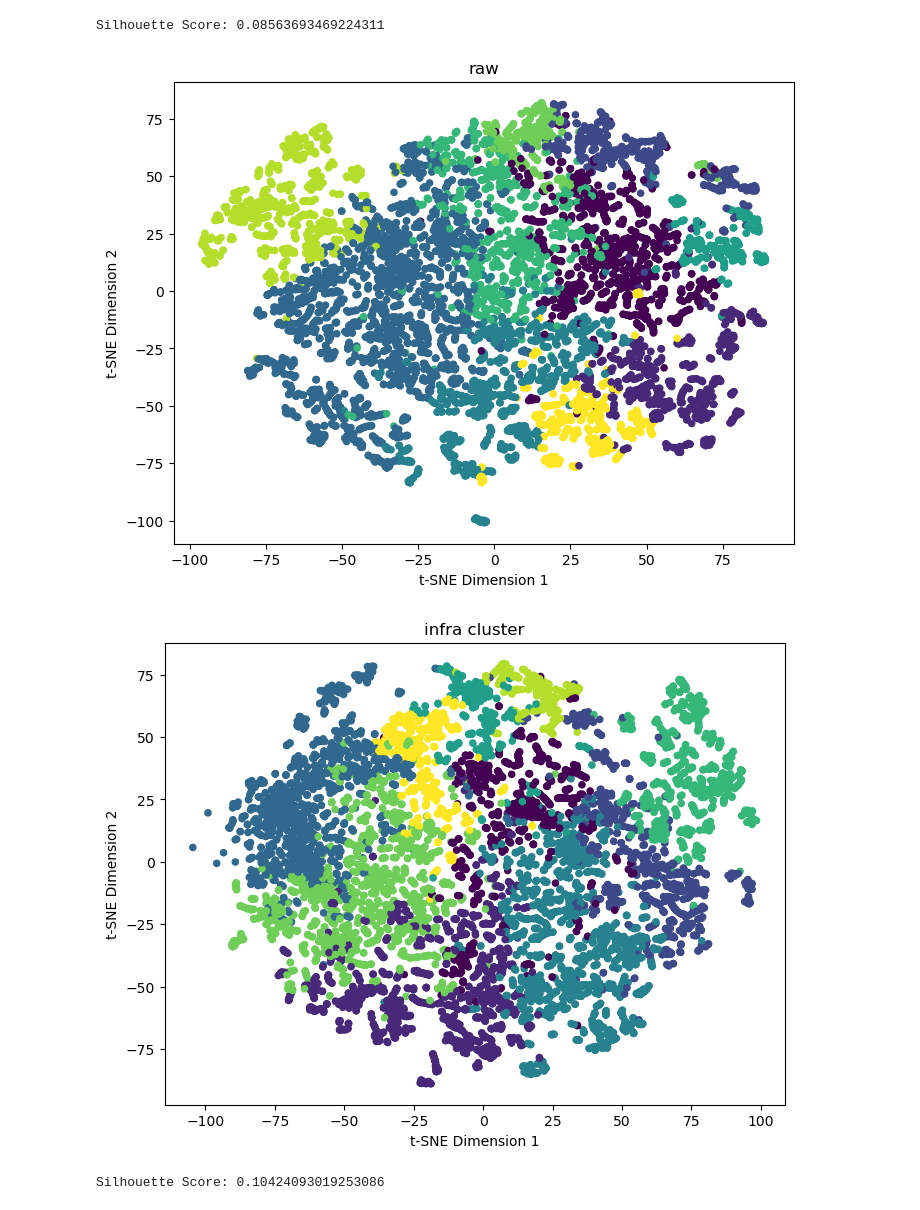
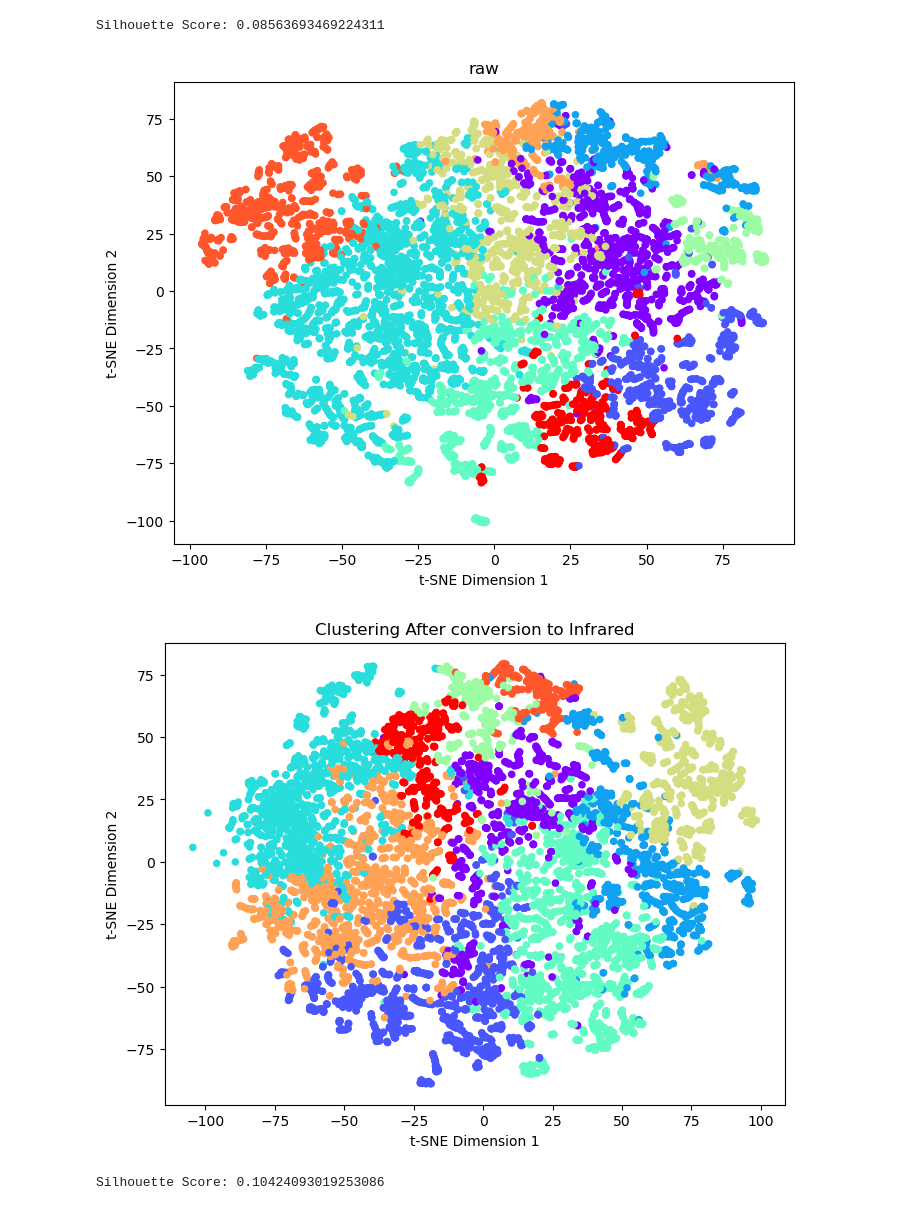
Before and after one commit to Suhail270/DMML_Part2, a Jupyter notebook: clustering.ipynb, the cells around one changed output. Cells and saved outputs as stored; diff of their text form; code cells hidden in the pictures.

Commit message:
added graphs

```diff
--- a/clustering.ipynb
+++ b/clustering.ipynb
@@ -77,7 +276,7 @@ def TSNEplots(data,clusterlabels,title):
     dataTSNE = tsne.fit_transform(data)
 
     plt.figure(figsize=(8, 6))
-    plt.scatter(dataTSNE[:, 0], dataTSNE[:, 1], c=clusterlabels, s=20)
+    plt.scatter(dataTSNE[:, 0], dataTSNE[:, 1], c=clusterlabels,cmap="rainbow", s=20)
     plt.title(title)
     plt.xlabel('t-SNE Dimension 1')
     plt.ylabel('t-SNE Dimension 2')
@@ -102,13 +301,13 @@ Silhouette Score: 0.08563693469224311
 # %%
 TSNEplots(x_train.to_numpy(),agg_10_clusters_labels,"raw")
 # %% [output]
-[figure, old version]
+[figure, new version]
 # %%
 agg_10_clusters_labels_infra = aggfunc(infrared_df_org,10)
 # %%
-TSNEplots(infrared_df_org,agg_10_clusters_labels_infra,"infra cluster")
+TSNEplots(infrared_df_org,agg_10_clusters_labels_infra,"Clustering After conversion to Infrared")
 # %% [output]
-[figure, old version]
+[figure, new version]
 # %%
 silhouetteScore(infrared_df_org,agg_10_clusters_labels_infra)
 # %% [output]
```
Also changed, not shown: parts of 59 cells of this notebook.
